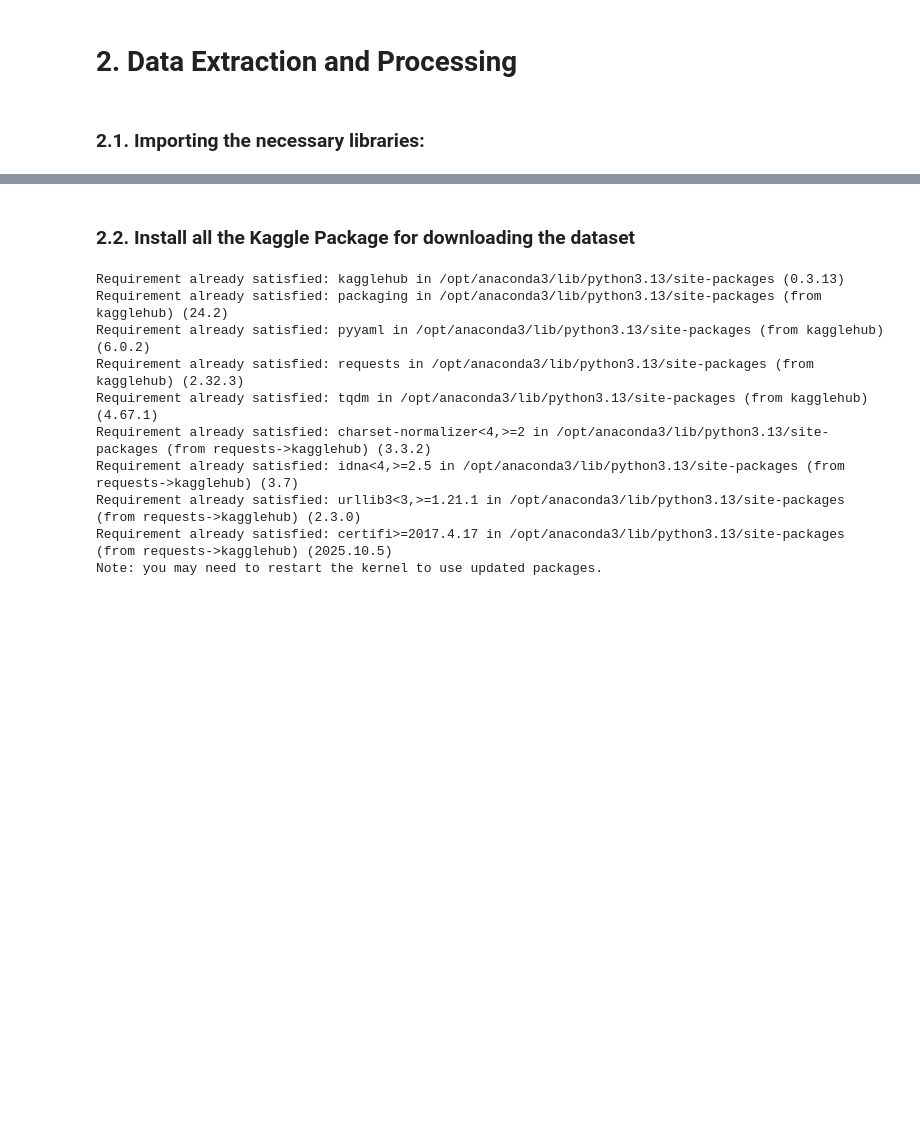
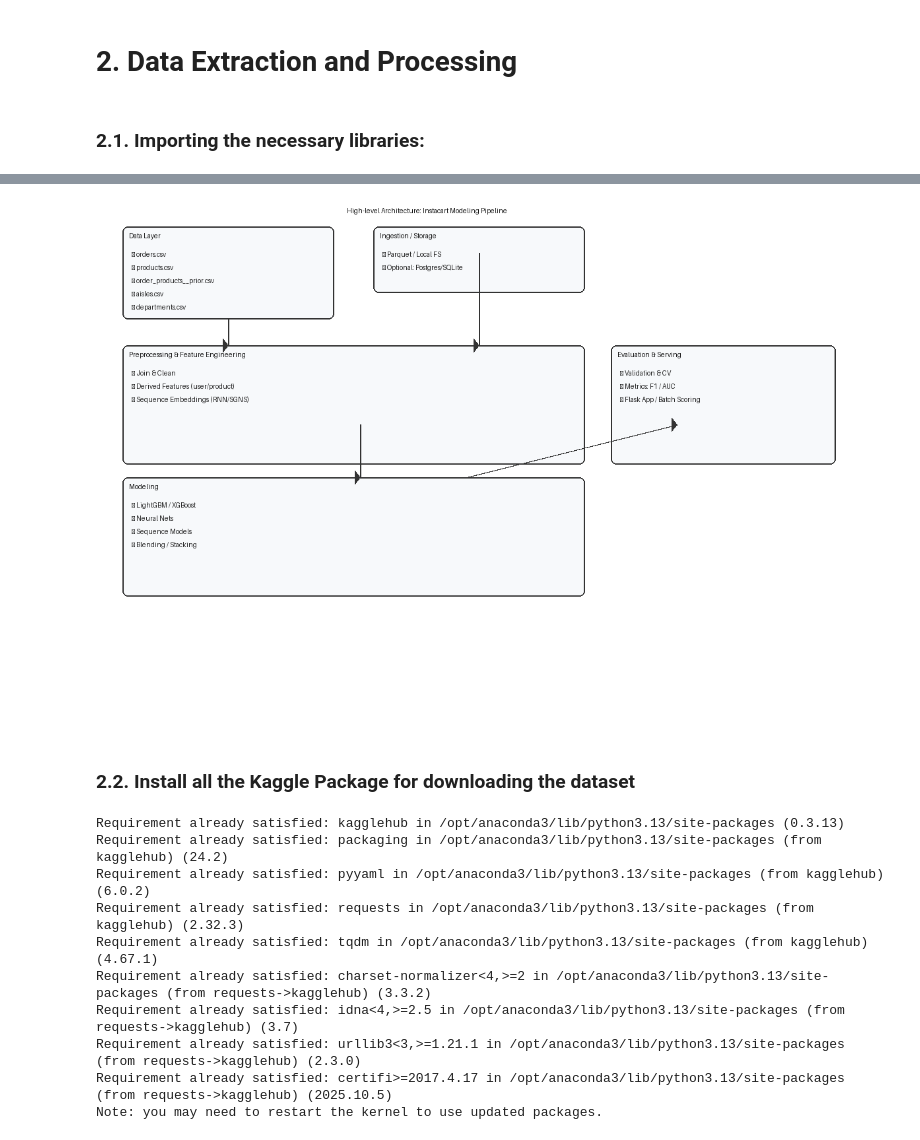
Before and after one commit to boratonAJ/InstacartApp, a Jupyter notebook: notebook/Final_Instacart_notebook.ipynb, the cells around one changed output, grey strips where cells are left out. Cells and saved outputs as stored; diff of their text form; code cells hidden in the pictures; blank space fills up the shorter version.

```diff
--- a/notebook/Final_Instacart_notebook.ipynb
+++ b/notebook/Final_Instacart_notebook.ipynb
@@ -41,3 +45,13 @@ import scipy.stats as stats
+# %%
+from IPython.display import Image, display
+import os
+img_path = '../architecture/instacart_arch.png'
+if os.path.exists(img_path):
+    display(Image(filename=img_path, width=800))
+else:
+    print(f'Image not found: {img_path}. Update the path to the architecture PNG.')
+# %% [output]
+[figure, added]
 # %% [markdown]
 ### 2.2. Install all the Kaggle Package for downloading the dataset
 # %%
```
Also changed, not shown: parts of 2 cells of this notebook, 8 other files.
